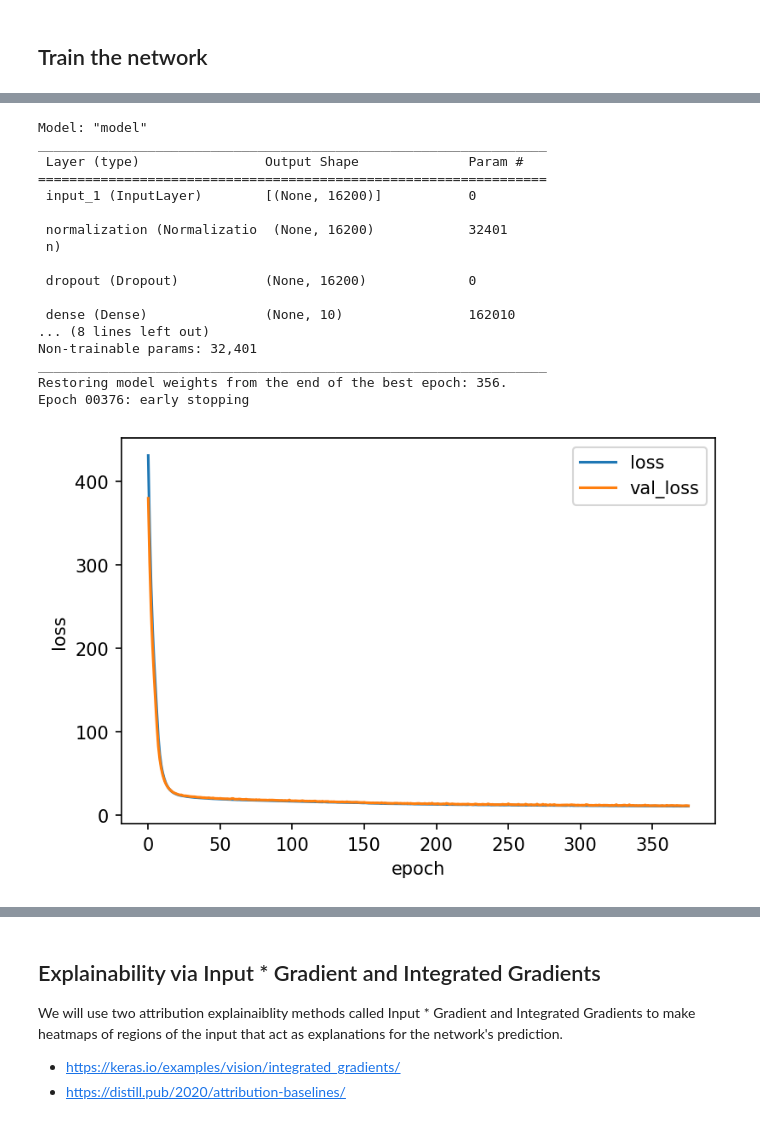
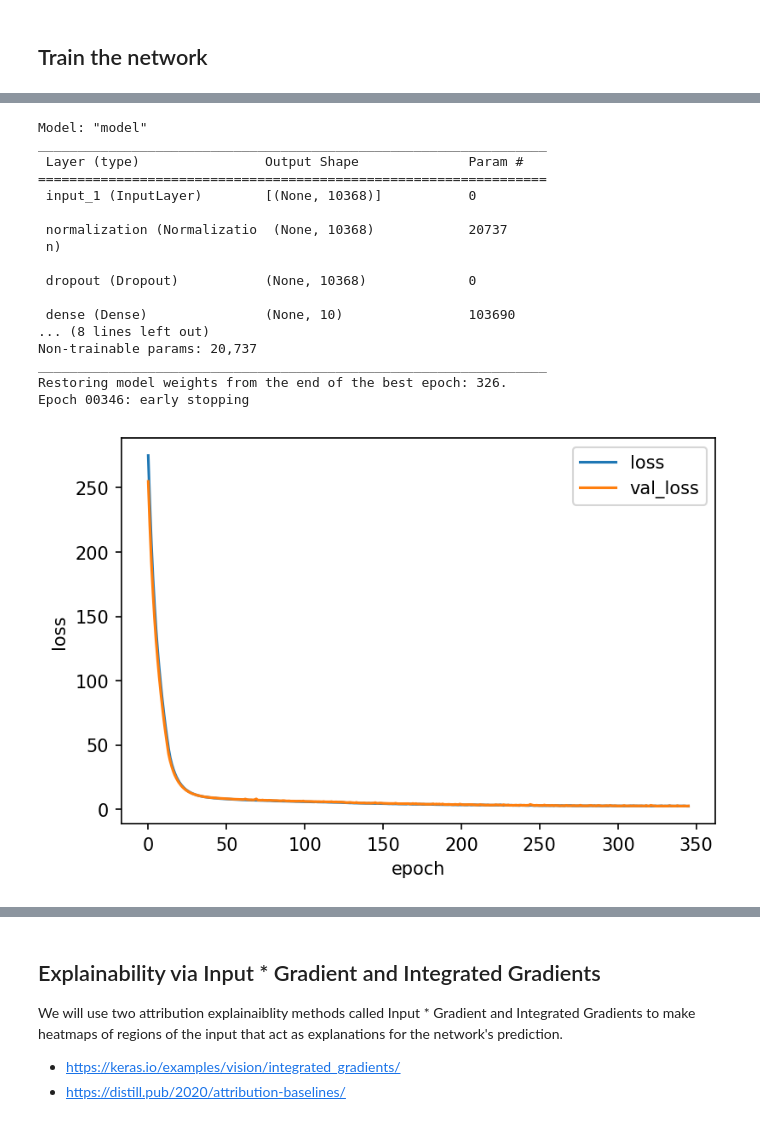
Before and after one commit to eabarnes1010/target_temp_detection, a Jupyter notebook: _train_model.ipynb, the cells around one changed output, grey strips where cells are left out. Cells and saved outputs as stored; diff of their text form; code cells hidden in the pictures.

```diff
--- a/_train_model.ipynb
+++ b/_train_model.ipynb
@@ -98,9 +98,10 @@ VAL_MEMBERS   = np.arange(24,27)
 TEST_MEMBERS  = np.arange(27,30)
 print(TRAIN_MEMBERS, VAL_MEMBERS, TEST_MEMBERS)
 
-data_train = da[TRAIN_MEMBERS,:,:]
-data_val   = da[VAL_MEMBERS,:,:,:]
-data_test  = da[TEST_MEMBERS,:,:,:]
+
+data_train = da[TRAIN_MEMBERS,da['time.year'] >= 1960,:,:]
+data_val   = da[VAL_MEMBERS,da['time.year'] >= 1960,:,:]
+data_test  = da[TEST_MEMBERS,da['time.year'] >= 1960,:,:]
 # %% [output]
 [ 0  1  2  3  4  5  6  7  8  9 10 11 12 13 14 15 16 17 18 19 20 21 22 23] [24 25 26] [27 28 29]
 # %% [markdown]
@@ -110,7 +111,7 @@ For starters, we will define the target year as the year that the ensemble mean,
 # %%
 # compute the ensemble mean, global mean temperature
 # these computations should be based on the training set only
-da_ens = data_train.mean(axis=0)
+da_ens = da.mean(axis=0)
 weights = np.cos(np.deg2rad(da_ens.lat))
 weights.name = "weights"
 temp_weighted = da_ens.weighted(weights)
@@ -142,7 +143,7 @@ plt.show()
 TARGET_YEAR = target_year.year
 print('TARGET_YEAR = ' + str(TARGET_YEAR))
 
-labels = da['time.year'].values
+labels = data_train['time.year'].values
 labels = TARGET_YEAR - labels
 print('labels = ' + str(labels))
 # %% [output]
@@ -202,9 +197,9 @@ def compile_model(x_train):
     layers = Dropout(rate=DROP_RATE,
                      seed=SEED)(layers)
 
-    for hidden, activation in zip(HIDDENS, ACTIVATIONS):
+    for hidden, activation, ridge in zip(HIDDENS, ACTIVATIONS, RIDGE):
         layers = Dense(hidden, activation=activation,
-                       kernel_regularizer=tf.keras.regularizers.l1_l2(l1=0.00, l2=RIDGE),
+                       kernel_regularizer=tf.keras.regularizers.l1_l2(l1=0.00, l2=ridge),
                        bias_initializer=tf.keras.initializers.RandomNormal(seed=SEED),
                        kernel_initializer=tf.keras.initializers.RandomNormal(seed=SEED))(layers)
 
@@ -228,12 +223,12 @@ def compile_model(x_train):
 SEED = 8889
 LEARNING_RATE = 0.0001
 BATCH_SIZE = 64
-NUM_EPOCHS = 500
+NUM_EPOCHS = 1_000
 HIDDENS = [10,10]
+RIDGE = [1., 0.]
+DROP_RATE = 0.0
 ACTIVATIONS = ['relu'] * len(HIDDENS)
 LOSS = 'mae'
-RIDGE = 1.
-DROP_RATE = 0.0
 VERBOSITY = 0
 #----------------------------------------
 
@@ -262,21 +258,21 @@ plt.show()
 Model: "model"
 _________________________________________________________________
  Layer (type)                Output Shape              Param #
 =================================================================
- input_1 (InputLayer)        [(None, 16200)]           0
+ input_1 (InputLayer)        [(None, 10368)]           0
 
- normalization (Normalizatio  (None, 16200)            32401
+ normalization (Normalizatio  (None, 10368)            20737
  n)
 
- dropout (Dropout)           (None, 16200)             0
+ dropout (Dropout)           (None, 10368)             0
 
- dense (Dense)               (None, 10)                162010
+ dense (Dense)               (None, 10)                103690
 ... (8 lines left out)
-Non-trainable params: 32,401
+Non-trainable params: 20,737
 _________________________________________________________________
-Restoring model weights from the end of the best epoch: 356.
-Epoch 00376: early stopping
+Restoring model weights from the end of the best epoch: 326.
+Epoch 00346: early stopping
-[figure, old version]
+[figure, new version]
 # %%
 x_plot = x_val #x_test #x_val
 y_plot = y_val #y_test #y_val
```
Also changed, not shown: parts of 11 cells of this notebook.
